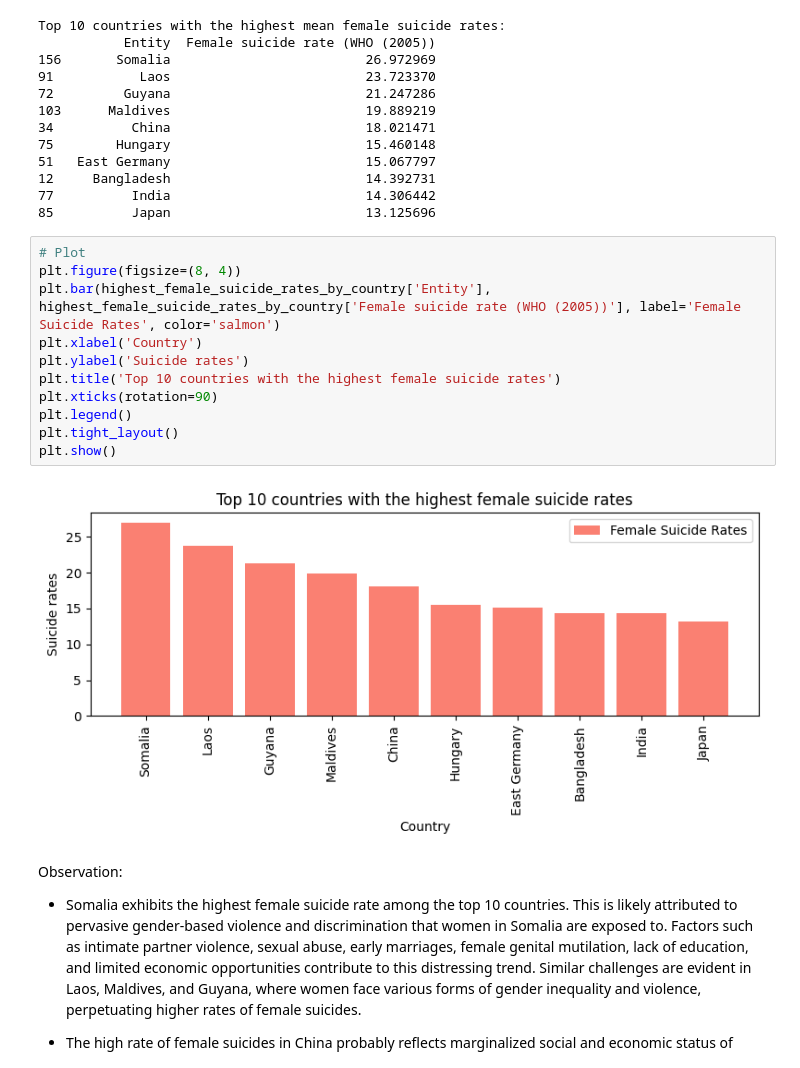
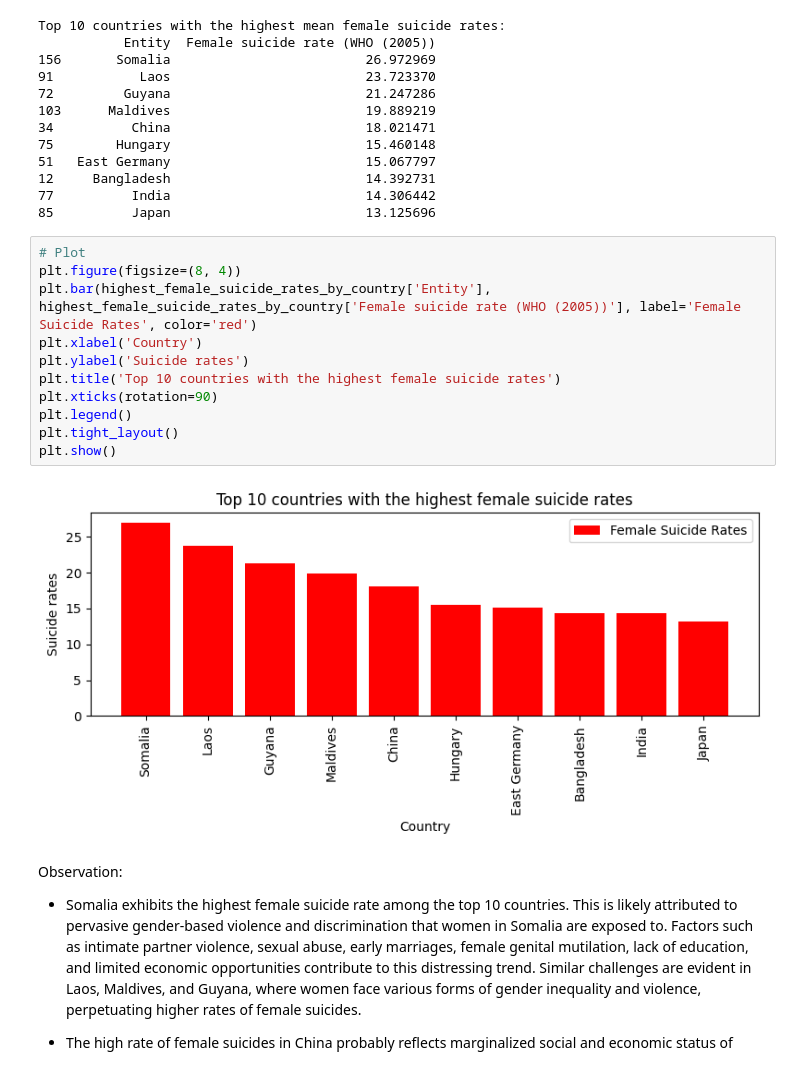
Before and after one commit to NazraJN/Suicide_rates, a Jupyter notebook: Suicide_rates_analysis.ipynb, the cells around one changed output. Saved outputs shown, nothing was run; the diff lists cells and outputs as text.

```diff
--- a/Suicide_rates_analysis.ipynb
+++ b/Suicide_rates_analysis.ipynb
@@ -612,16 +612,16 @@ Top 10 countries with the highest mean female suicide rates:
 # %%
 # Plot
 plt.figure(figsize=(8, 4))
-plt.bar(highest_female_suicide_rates_by_country['Entity'], highest_female_suicide_rates_by_country['Female suicide rate (WHO (2005))'], label='Female Suicide Rates', color='salmon')
+plt.bar(highest_female_suicide_rates_by_country['Entity'], highest_female_suicide_rates_by_country['Female suicide rate (WHO (2005))'], label='Female Suicide Rates', color='red')
 plt.xlabel('Country')
 plt.ylabel('Suicide rates')
 plt.title('Top 10 countries with the highest female suicide rates')
 plt.xticks(rotation=90)
 plt.legend()
 plt.tight_layout()
 plt.show()
 # %% [output]
-[figure, old version]
+[figure, new version]
 # %% [markdown]
 Observation:
 
```
